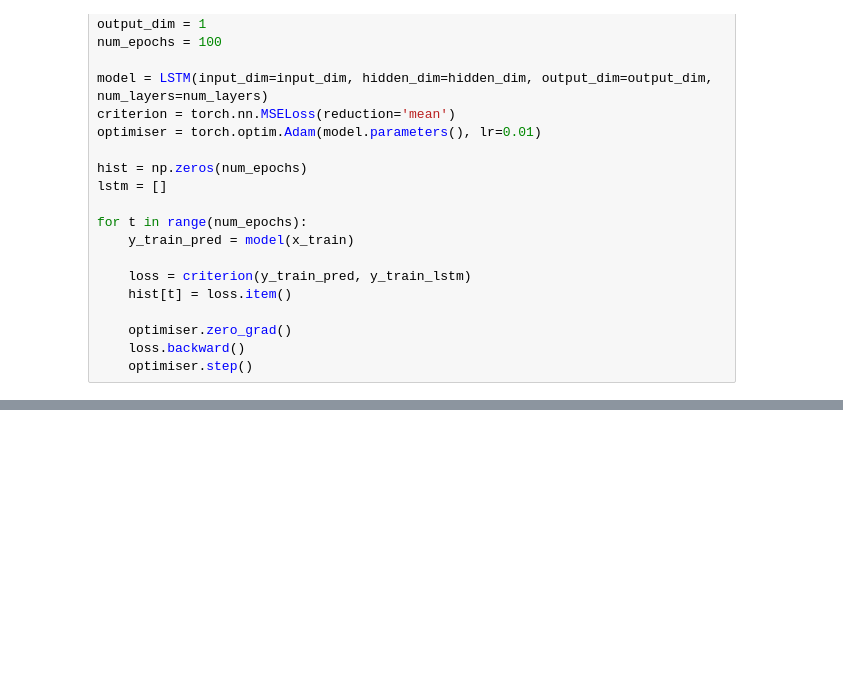
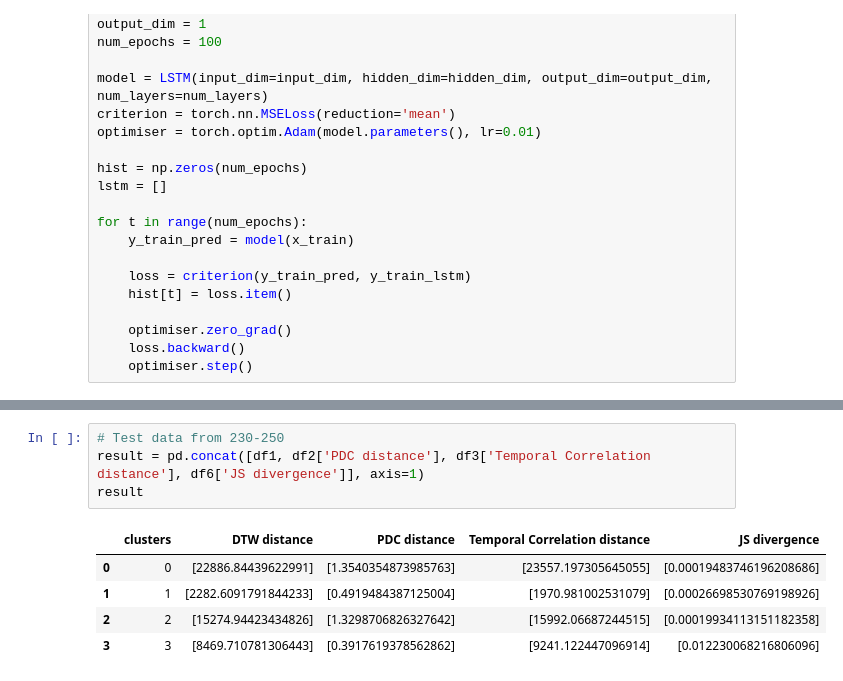
Before and after one commit to n-akram/TimeSeriesSafeML, a Jupyter notebook: Experiments/Implementation_in_Python/TimeseriesForecasting/StockPrice_clustering.ipynb, the cells around one changed output, grey strips where cells are left out. Saved outputs shown, nothing was run; the diff lists cells and outputs as text; blank space fills up the shorter version.

```diff
--- a/Experiments/Implementation_in_Python/TimeseriesForecasting/StockPrice_clustering.ipynb
+++ b/Experiments/Implementation_in_Python/TimeseriesForecasting/StockPrice_clustering.ipynb
@@ -330,0 +509,10 @@ variance:  208.67424
+# %%
+# Test data from 230-250
+result = pd.concat([df1, df2['PDC distance'], df3['Temporal Correlation distance'], df6['JS divergence']], axis=1)
+result
+# %% [output]
+|  | clusters | DTW distance | PDC distance | Temporal Correlation distance | JS divergence |
+| 0 | 0 | [22886.84439622991] | [1.3540354873985763] | [23557.197305645055] | [0.00019483746196208686] |
+| 1 | 1 | [2282.6091791844233] | [0.4919484387125004] | [1970.981002531079] | [0.00026698530769198926] |
+| 2 | 2 | [15274.94423434826] | [1.3298706826327642] | [15992.06687244515] | [0.00019934113151182358] |
+| 3 | 3 | [8469.710781306443] | [0.3917619378562862] | [9241.122447096914] | [0.012230068216806096] |
```
Also changed, not shown: parts of 24 cells of this notebook, 5 other files.
